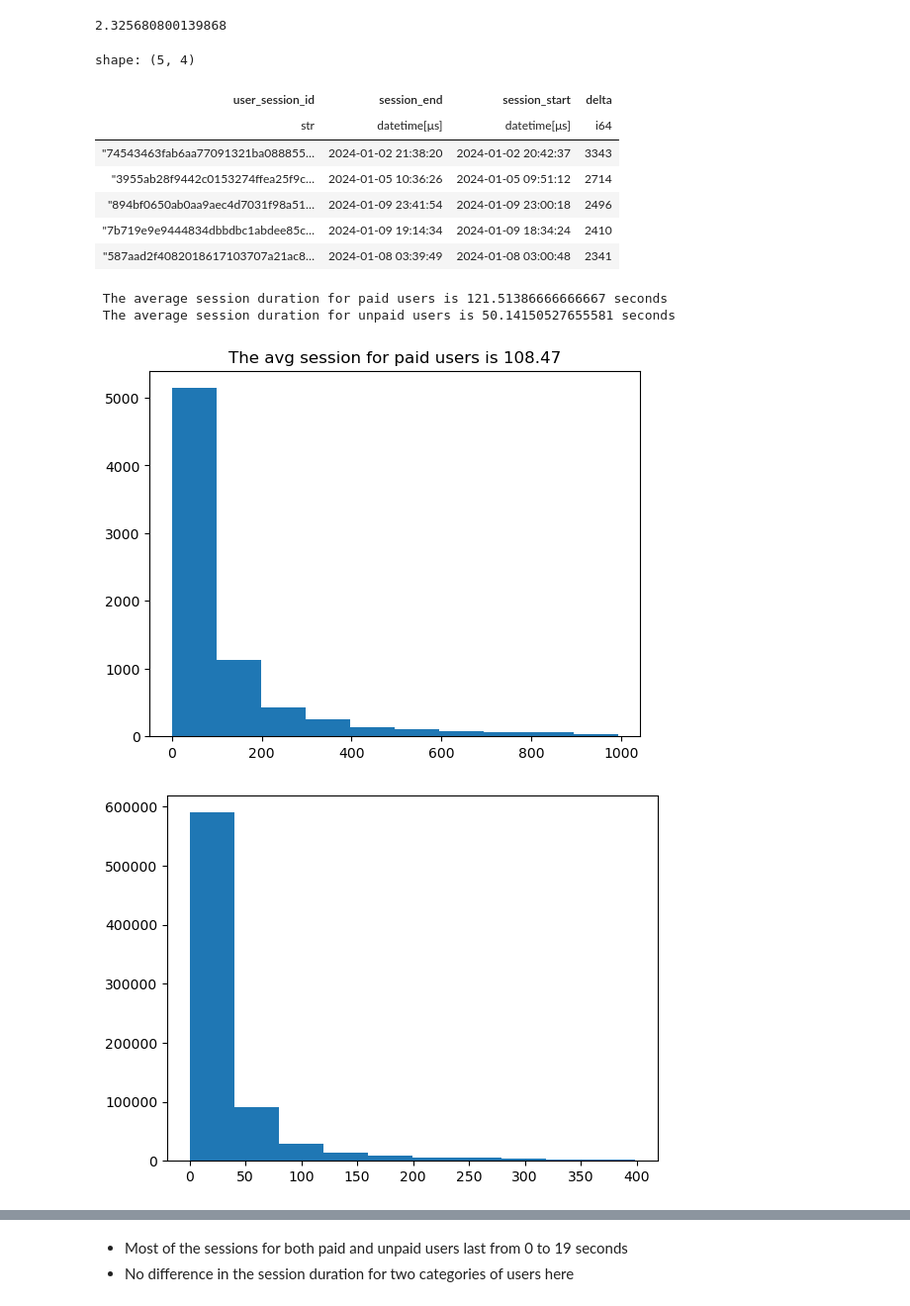
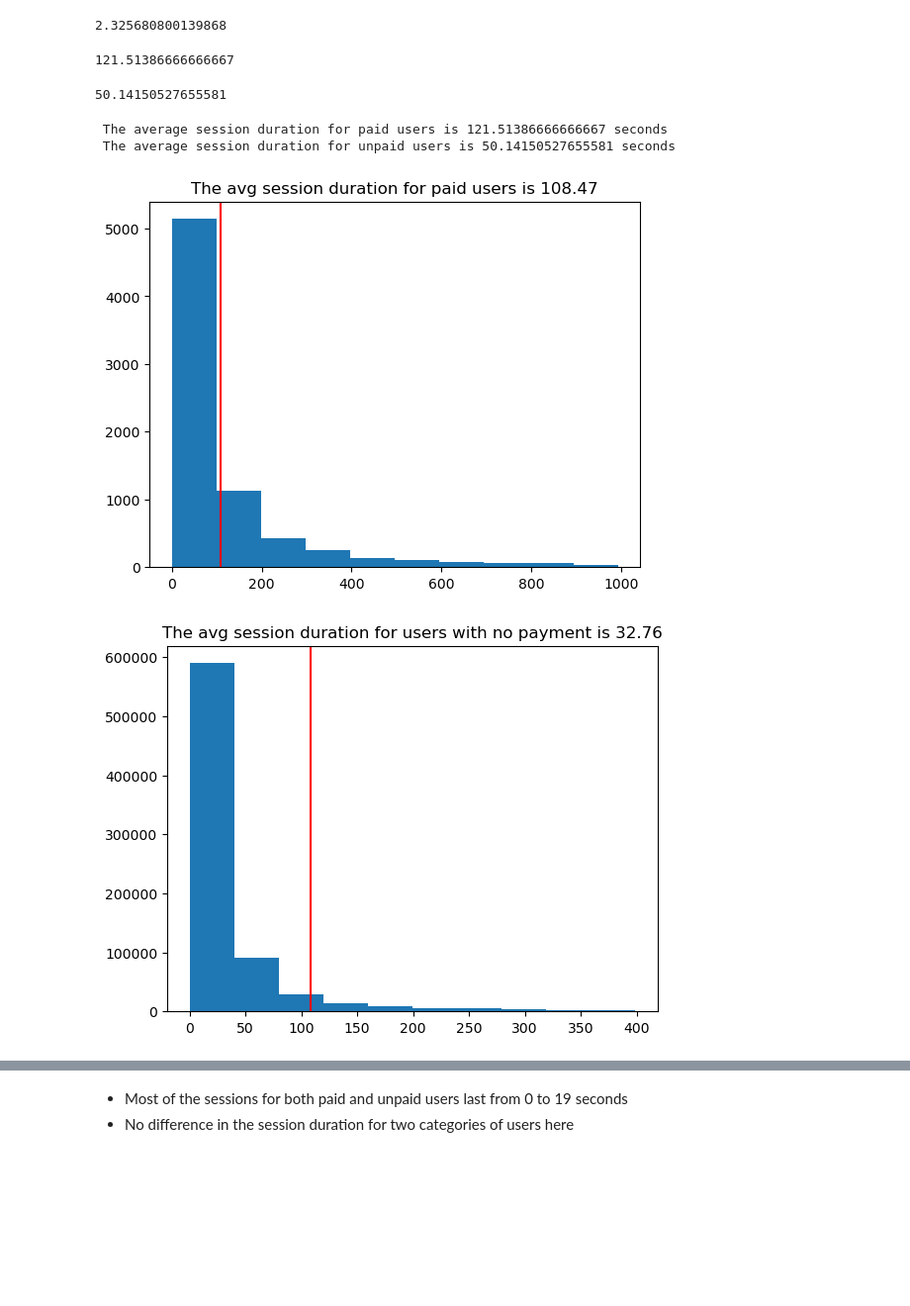
Before and after one commit to Derniska/Fine_prediction, a Jupyter notebook: working_with_polars.ipynb, the cells around one changed output, grey strips where cells are left out. Shown at 99% size. Drawn from its saved outputs; the diff is of its cells as text; code cells hidden in the pictures; blank space fills up the shorter version.

```diff
--- a/working_with_polars.ipynb
+++ b/working_with_polars.ipynb
@@ -85,0 +93,2 @@ df_week['profile_id'].null_count()
+# %%
+df_week = df_week.unique()
@@ -443,16 +471,13 @@ unpaid_dur = unpaid_dur.with_columns(
     delta = (pl.col('session_end') - pl.col('session_start')).dt.total_seconds()
 )
 # %%
-paid_dur.sort('delta', descending = True).head()
+paid_dur['delta'].mean()
 # %% [output]
-shape: (5, 4)
+121.51386666666667
-| user_session_id | session_end | session_start | delta |
-| str | datetime[μs] | datetime[μs] | i64 |
-| "74543463fab6aa77091321ba088855… | 2024-01-02 21:38:20 | 2024-01-02 20:42:37 | 3343 |
-| "3955ab28f9442c0153274ffea25f9c… | 2024-01-05 10:36:26 | 2024-01-05 09:51:12 | 2714 |
-| "894bf0650ab0aa9aec4d7031f98a51… | 2024-01-09 23:41:54 | 2024-01-09 23:00:18 | 2496 |
-| "7b719e9e9444834dbbdbc1abdee85c… | 2024-01-09 19:14:34 | 2024-01-09 18:34:24 | 2410 |
-| "587aad2f4082018617103707a21ac8… | 2024-01-08 03:39:49 | 2024-01-08 03:00:48 | 2341 |
+# %%
+unpaid_dur['delta'].mean()
+# %% [output]
+50.14150527655581
 # %%
 print(f" The average session duration for paid users is {paid_dur['delta'].mean()} seconds")
 print(f" The average session duration for unpaid users is {unpaid_dur['delta'].mean()} seconds")
@@ -464,15 +489,18 @@ mean_paid_dur = round(paid_dur['delta'].mean(), 2)
 paid_dur = paid_dur.filter(
     pl.col('delta') < 1000
 )
-plt.ax
-plt.title(f"The avg session for paid users is {mean_paid_dur}")
+plt.axvline(mean_paid_dur, color = 'red')
+plt.title(f"The avg session duration for paid users is {mean_paid_dur}")
 plt.hist(paid_dur['delta']);
 # %% [output]
-[figure, old version]
+[figure, new version]
 # %%
+mean_unpaid_dur = round(unpaid_dur['delta'].mean(), 2)
 unpaid_dur = unpaid_dur.filter(
     pl.col('delta') < 400
 )
+plt.axvline(mean_paid_dur, color = 'red')
+plt.title(f"The avg session duration for users with no payment is {mean_unpaid_dur}")
 plt.hist(unpaid_dur['delta']);
 # %% [output]
-[figure, old version]
+[figure, new version]
```
Also changed, not shown: parts of 25 cells of this notebook.
